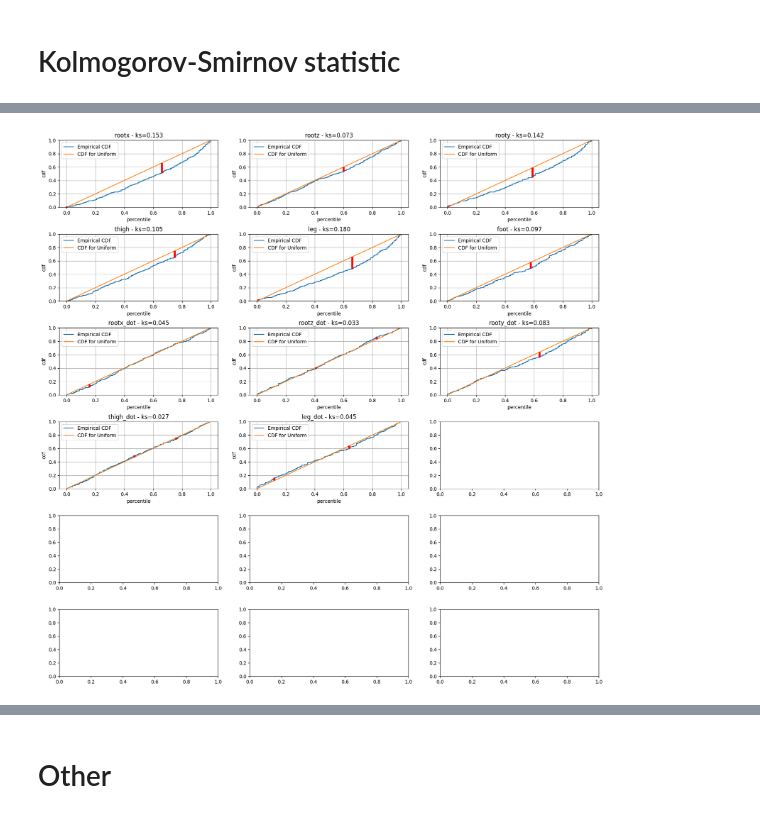
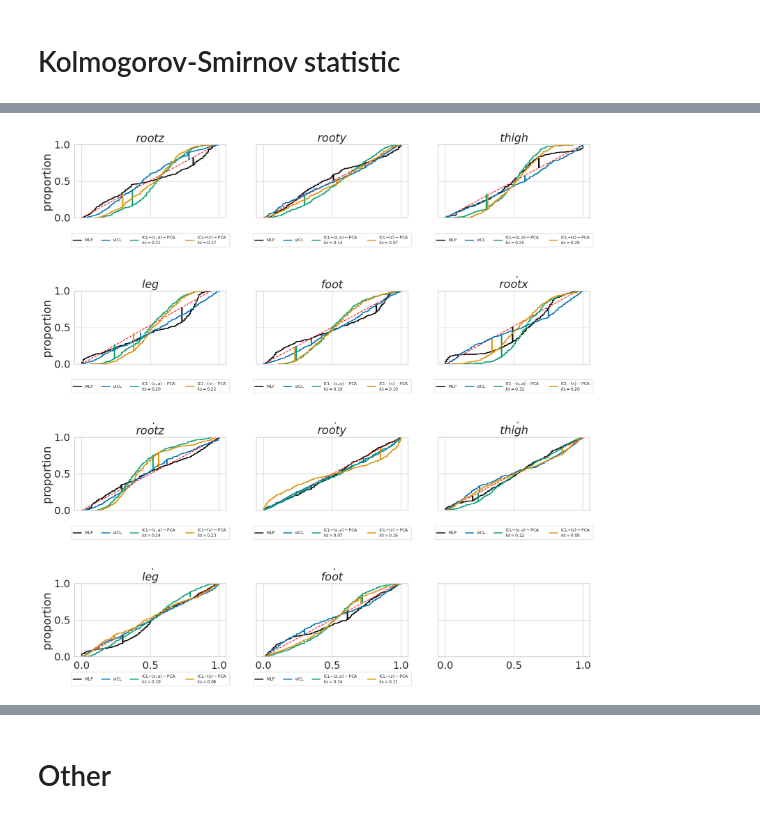
Before and after one commit to abenechehab/dicl, a Jupyter notebook: src/llmicl/notebooks/uncertainty_calibration.ipynb, the cells around one changed output, grey strips where cells are left out. Saved outputs shown, nothing was run; the diff lists cells and outputs as text; code cells hidden in the pictures.

```diff
--- a/src/llmicl/notebooks/uncertainty_calibration.ipynb
+++ b/src/llmicl/notebooks/uncertainty_calibration.ipynb
@@ -382,7 +594,23 @@ time_series shape: (400, 17)
+# %%
+pca_with_actions = False
+pca = IdentityTransformer()
+n_components = n_observations
+n_original_comp = n_observations
 # %% [markdown]
 # ICL
 # %%
-from llmicl.interfaces import trainers
+if pca_with_actions:
+    time_series = pca.transform(
+        scaling_pipeline_act.transform(
+            X[init_index : init_index + context_length, :n_original_comp]
+        )
+    )
+else:
+    time_series = pca.transform(
+        scaling_pipeline.transform(
+            X[init_index : init_index + context_length, :n_original_comp]
+        )
+    )
 
 
 rescale_factor = 7.0
@@ -391,7 +619,7 @@ up_shift = 1.5
 trainer = trainers.RLICLTrainer(
     model=model,
     tokenizer=tokenizer,
-    n_observations=n_observations,
+    n_observations=n_components,
     n_actions=n_actions,
     rescale_factor=rescale_factor,
     up_shift=up_shift,
@@ -777,16 +1217,76 @@ kss, ks_quantiles = compute_ks_metric(data, icl_object, n_traces=100)
 # %%
-f, axes = plt.subplots(6, 3, figsize=(20, 20), gridspec_kw={'wspace':0.2, 'hspace':0.4})
+f, axes = plt.subplots(
+    n_observations // 3 + 1,
+    3,
+    figsize=(20, 20),
+    gridspec_kw={"wspace": 0.2, "hspace": 1.0},
+    sharey=True,
+    sharex=True,
+)
 axes = list(np.array(axes).flatten())
 for dim in range(n_observations):
     # axes[dim].hist(ks_quantiles[dim,:], cumulative=True, density=True)
     # axes[dim].plot([0, 1.0], [0, 1.0], "r--")
-    ks_cdf(ks_quantiles, dim, n_traces=100, ax=axes[dim], verbose=0)
-    axes[dim].set_title(f"{state_names[env_name][dim]} - ks={kss[dim]:.3f}")
+    ks_cdf(
+        ks_quantiles_baseline,
+        dim,
+        n_traces=100,
+        ax=axes[dim],
+        verbose=0,
+        pot_cdf_uniform=True,
+        color="black",
+        kss=kss_baseline[dim],
+        label=r"MLP",
+    )
+    ks_cdf(
+        ks_quantiles,
+        dim,
+        n_traces=100,
+        ax=axes[dim],
+        verbose=0,
+        pot_cdf_uniform=False,
+        color=sns.color_palette("colorblind")[0],
+        kss=kss[dim],
+        label=r"vICL",
+    )
+    ks_cdf(
+        ks_quantiles_s_a_pca,
+        dim,
+        n_traces=100,
+        ax=axes[dim],
+        verbose=0,
+        pot_cdf_uniform=False,
+        color=sns.color_palette("colorblind")[2],
+        label=f"ICL$-(s,a)-$PCA  \n$ks={kss_s_a_pca[dim]:.2f}$",
+    )
+    ks_cdf(
+        ks_quantiles_s_pca,
+        dim,
+        n_traces=100,
+        ax=axes[dim],
+        verbose=0,
+        pot_cdf_uniform=False,
+        color=sns.color_palette("colorblind")[1],
+        label=f"ICL$-(s)-$PCA  \n$ks={kss_s_pca[dim]:.2f}$",
+    )
+    axes[dim].set_title(f"{state_names[env_name][dim]}")
     axes[dim].grid(True)
-    axes[dim].set_xlabel('percentile')
-    axes[dim].set_ylabel('cdf')
-    axes[dim].legend()
-plt.savefig(f"/home/abenechehab/llmicl/src/llmicl/artifacts/figures/reliability-{env_name}_algo-{algorithm}_policy-{policy_checkpoint}.png")
+    if dim >= 15:
+        axes[dim].set_xlabel("quantile")
+        axes[dim].legend(
+            loc="upper center", bbox_to_anchor=(0.5, -0.68), ncol=6, fontsize=9
+        )
+    else:
+        axes[dim].legend(
+            loc="upper center", bbox_to_anchor=(0.5, -0.18), ncol=6, fontsize=9
+        )
+    if dim % 3 == 0:
+        axes[dim].set_ylabel("proportion")
+plt.savefig(
+    "/mnt/vdb/abenechehab/icl_paper/figures/"
+    f"all_calibration-{env_name}_data-{data_label}.pdf",
+    bbox_inches="tight",
+)
 plt.show()
 # %% [output]
-[figure, old version]
+[figure, new version]
```
Also changed, not shown: parts of 16 cells of this notebook, 1 other file.
